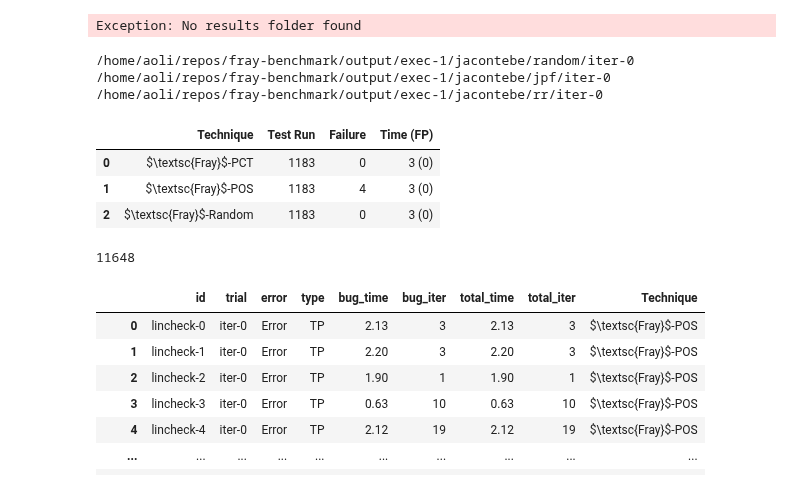
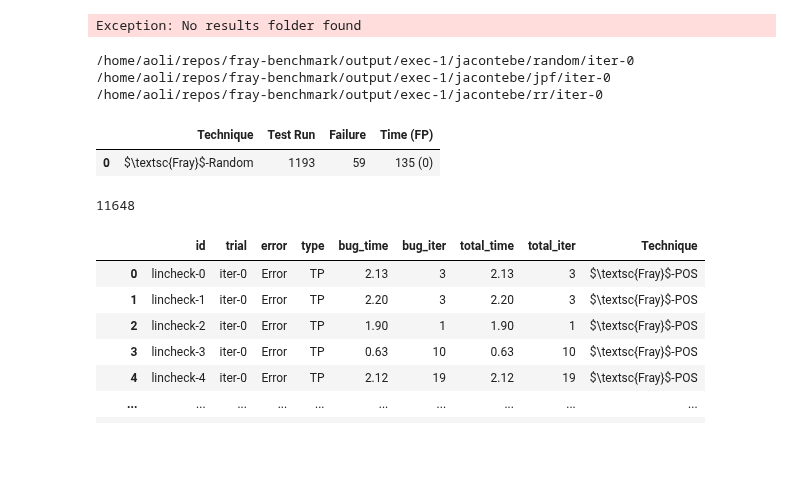
Before and after one commit to cmu-pasta/fray-benchmark, a Jupyter notebook: fray_benchmark/visualizer/playground.ipynb, the cells around one changed output. Drawn from its saved outputs; the diff is of its cells as text; code cells hidden in the pictures; blank space fills up the shorter version.

```diff
--- a/fray_benchmark/visualizer/playground.ipynb
+++ b/fray_benchmark/visualizer/playground.ipynb
@@ -76,15 +76,13 @@ for bench in suite.benchmarks:
 /home/aoli/repos/fray-benchmark/output/exec-1/jacontebe/jpf/iter-0
 /home/aoli/repos/fray-benchmark/output/exec-1/jacontebe/rr/iter-0
 # %%
-suite = BenchmarkSuite(["/usr0/home/aoli/repos/fray-benchmark/output/bug-1/lucene"])
+suite = BenchmarkSuite(["/usr0/home/aoli/repos/fray-benchmark/output/race-check/guava"])
 for bench in suite.benchmarks:
     bench.to_csv()
 suite.generate_bug_table()
 # %% [output]
 |  | Technique | Test Run | Failure | Time (FP) |
-| 0 | $\textsc{Fray}$-PCT | 1183 | 0 | 3 (0) |
-| 1 | $\textsc{Fray}$-POS | 1183 | 4 | 3 (0) |
-| 2 | $\textsc{Fray}$-Random | 1183 | 0 | 3 (0) |
+| 0 | $\textsc{Fray}$-Random | 1193 | 59 | 135 (0) |
 # %%
 import pandas as pd
 suite = BenchmarkSuite([
```
